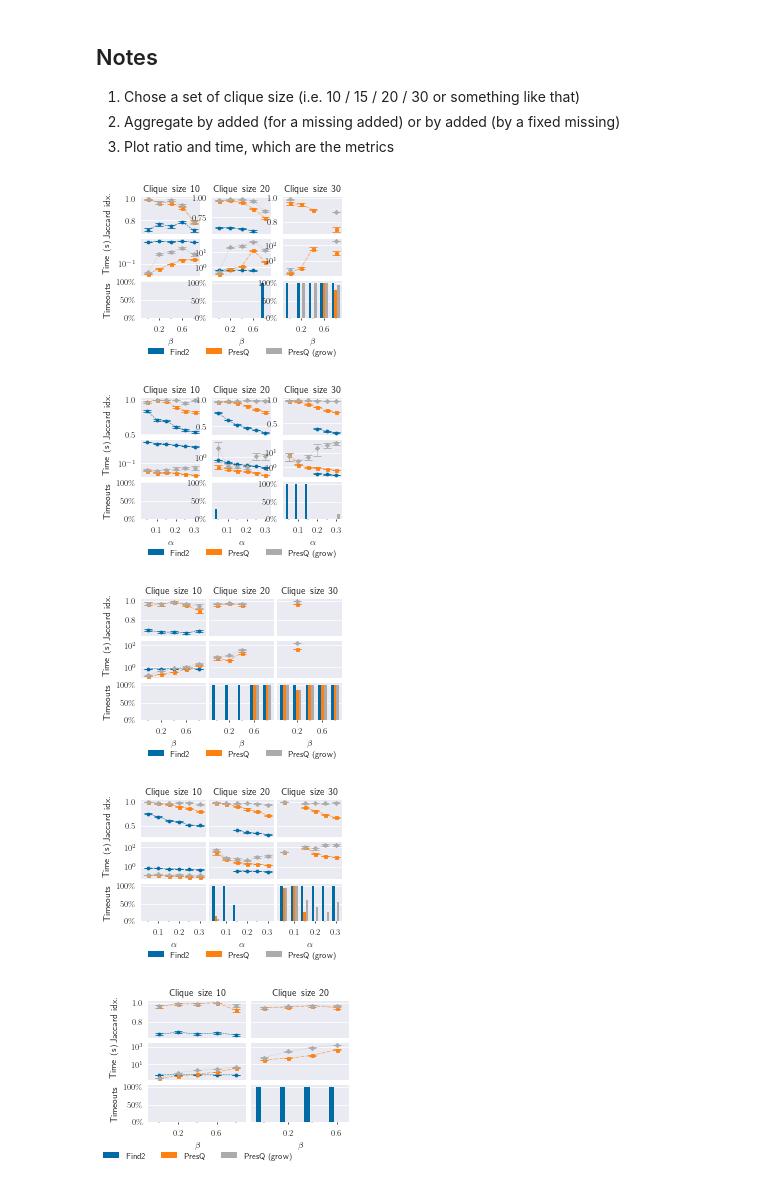
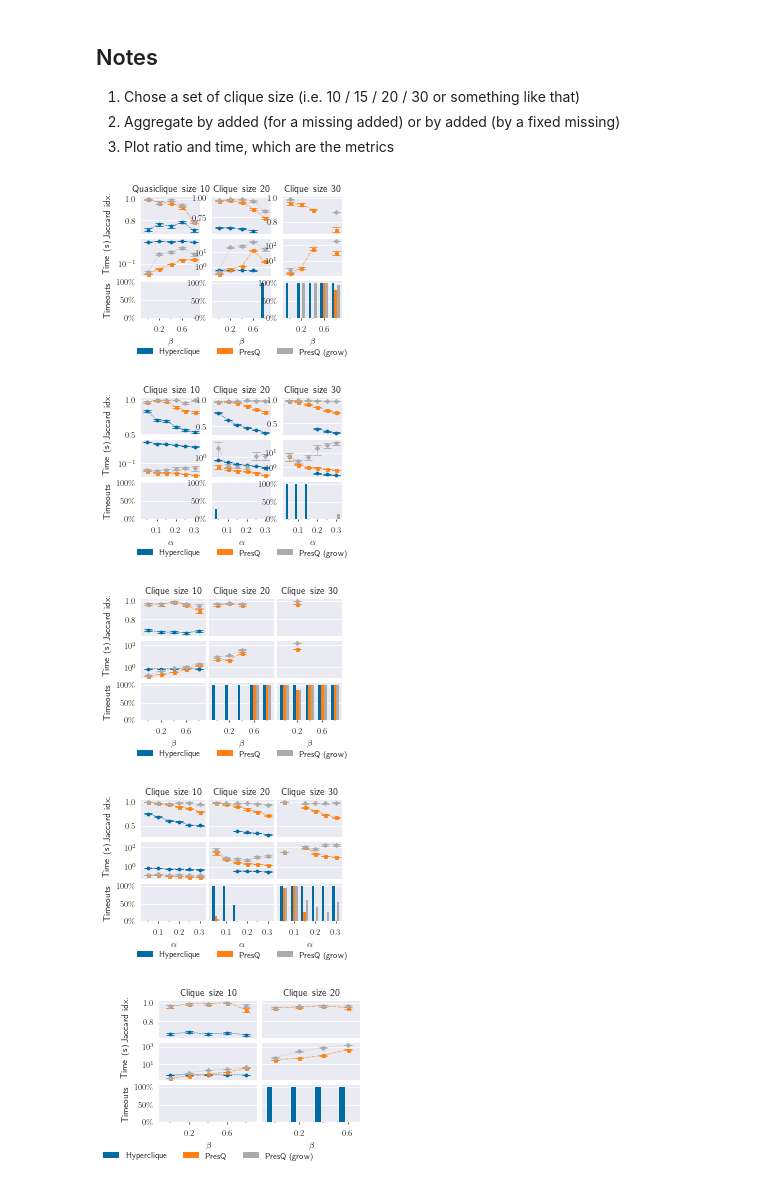
Before and after one commit to ayllon/MatchBox, a Jupyter notebook: notebooks/quasiclique-runs.ipynb, the cells around one changed output. Saved outputs shown, nothing was run; the diff lists cells and outputs as text; code cells hidden in the pictures.

Commit message:
Regenerate with new titles

```diff
--- a/notebooks/quasiclique-runs.ipynb
+++ b/notebooks/quasiclique-runs.ipynb
@@ -22,7 +22,7 @@ plt.rcParams.update({
     'lines.markersize': 3,
     'lines.linewidth': 0.5,
     'errorbar.capsize': 4,
-    'lines.markeredgewidth': 0.8
+    'lines.markeredgewidth': 0.8,
 })
 # %% [markdown]
 ## Notes
@@ -36,7 +36,7 @@ raw3_results = pandas.read_csv('../results/quasi3.csv', index_col=0)
 raw4_results = pandas.read_csv('../results/quasi4.csv', index_col=0)
 # %%
 default_algo = dict(
-    find2 = 'Find2',
+    find2 = 'Hyperclique',
     findq = 'PresQ',
     findqg = 'PresQ (grow)'
 )
@@ -132,16 +132,16 @@ def plot_results(raw: pandas.DataFrame, fix:dict, groupby: str, algorithms: dict
 # %%
 fig = plt.figure()
 gs0 = gridspec.GridSpec(ncols=3, nrows=1, figure=fig, wspace=0.2)
 
-plot_results(raw2_results, dict(missing=0.1, clique=10), groupby='added', xlabel='$\\beta$', fig=fig, gs=gs0[0], title='Clique size 10', ylabel=True)
+plot_results(raw2_results, dict(missing=0.1, clique=10), groupby='added', xlabel='$\\beta$', fig=fig, gs=gs0[0], title='Quasiclique size 10', ylabel=True)
 plot_results(raw2_results, dict(missing=0.1, clique=20), groupby='added', xlabel='$\\beta$', fig=fig, gs=gs0[1], title='Clique size 20', legend=True)
 plot_results(raw2_results, dict(missing=0.1, clique=30), groupby='added', xlabel='$\\beta$', fig=fig, gs=gs0[2], title='Clique size 30')
 
 fig.savefig('/home/aalvarez/Downloads/2hyper_beta.eps', bbox_inches='tight', pad_inches=0.05)
 
 plt.show()
 # %% [output]
-[figure, old version]
+[figure, new version]
 # %%
 fig = plt.figure()
 gs0 = gridspec.GridSpec(ncols=3, nrows=1, figure=fig, wspace=0.2)
@@ -154,7 +154,7 @@ fig.savefig('/home/aalvarez/Downloads/2hyper_alpha.eps', bbox_inches='tight', pa
 
 plt.show()
 # %% [output]
-[figure, old version]
+[figure, new version]
 # %%
 fig = plt.figure()
 gs0 = gridspec.GridSpec(ncols=3, nrows=1, figure=fig, wspace=0.05)
@@ -167,7 +167,7 @@ fig.savefig('/home/aalvarez/Downloads/3hyper_beta.eps', bbox_inches='tight', pad
 
 plt.show()
 # %% [output]
-[figure, old version]
+[figure, new version]
 # %%
 fig = plt.figure()
 gs0 = gridspec.GridSpec(ncols=3, nrows=1, figure=fig, wspace=0.05)
@@ -179,7 +179,7 @@ plot_results(raw3_results, dict(added=0.0, clique=30), groupby='missing', xlabel
 fig.savefig('/home/aalvarez/Downloads/3hyper_alpha.eps', bbox_inches='tight', pad_inches=0.05)
 plt.show()
 # %% [output]
-[figure, old version]
+[figure, new version]
 # %%
 fig = plt.figure()
 gs0 = gridspec.GridSpec(ncols=2, nrows=1, figure=fig, wspace=0.05)
@@ -192,7 +192,7 @@ fig.savefig('/home/aalvarez/Downloads/4hyper_beta.eps', bbox_inches='tight', pad
 
 plt.show()
 # %% [output]
-[figure, old version]
+[figure, new version]
 # %%
 fig = plt.figure()
 gs0 = gridspec.GridSpec(ncols=3, nrows=1, figure=fig, wspace=0.05)
```
Also changed, not shown: parts of 1 cell of this notebook, 1 other file.
